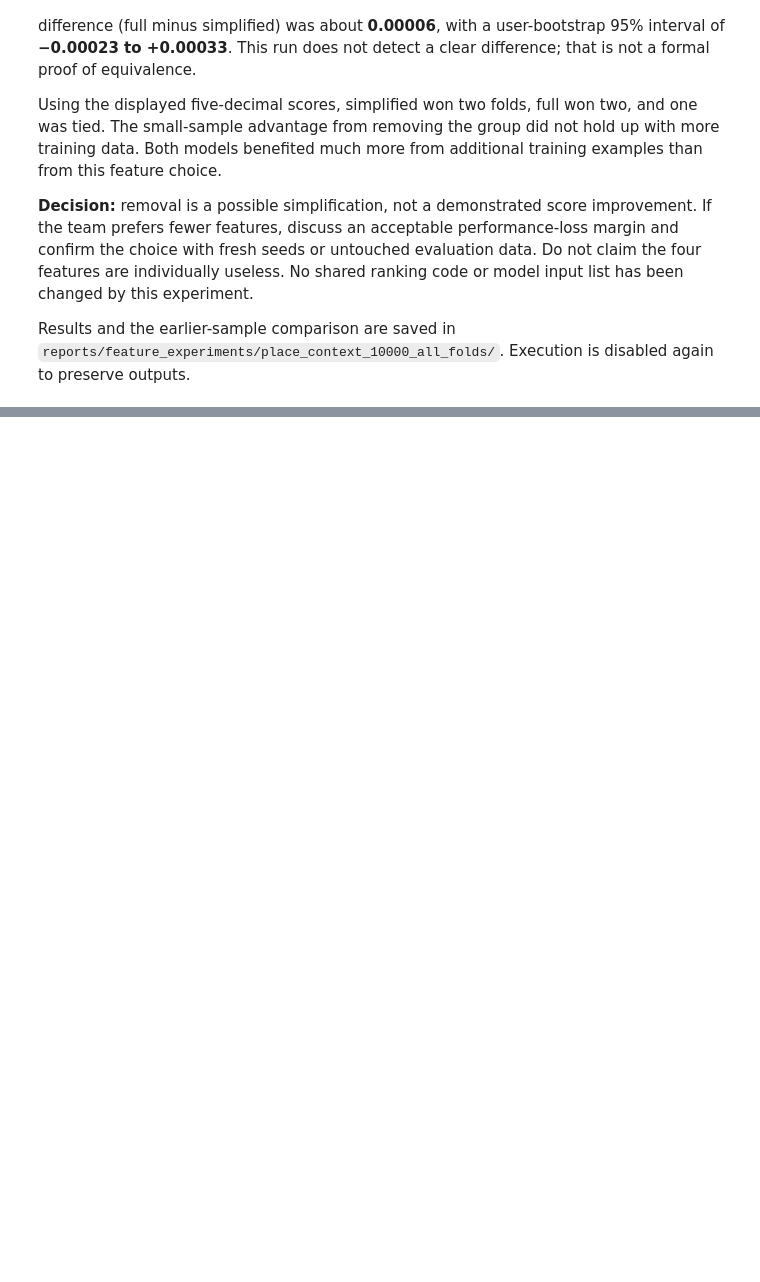
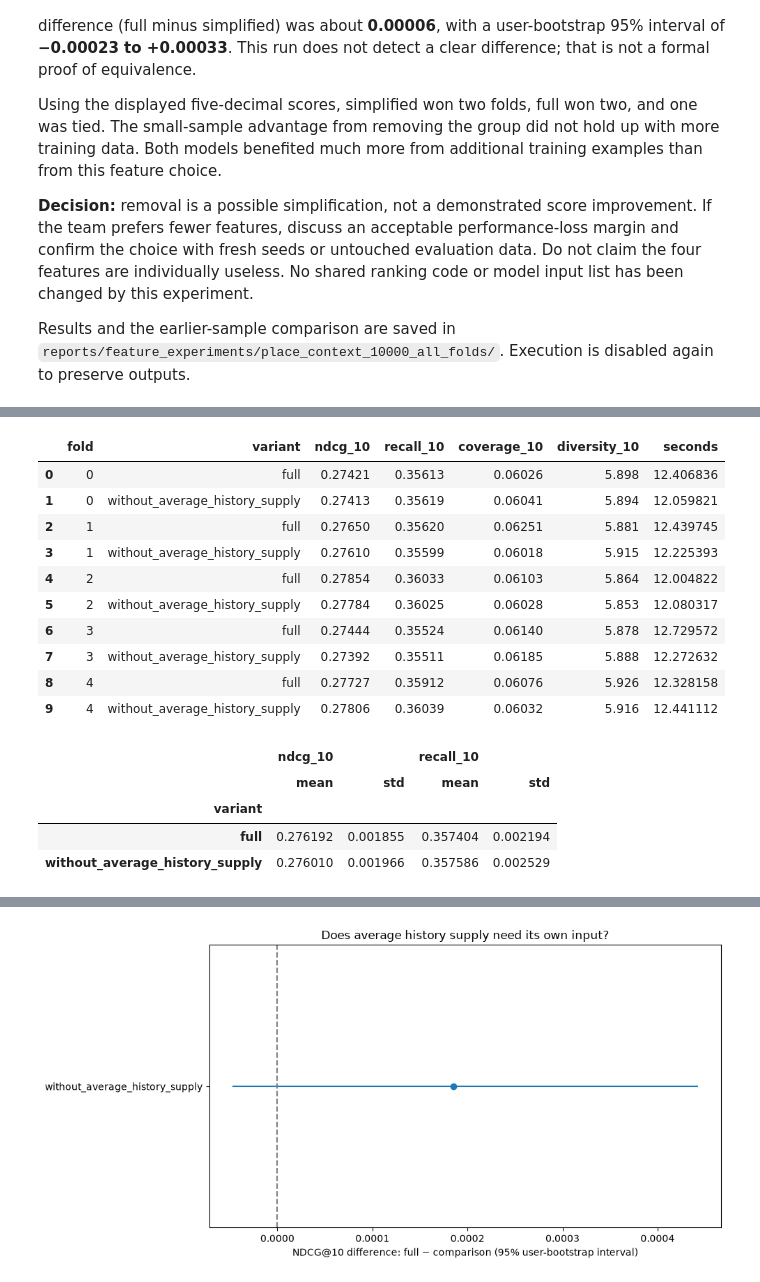
Before and after one commit to isaackimmi/cmpe-256-final-project, a Jupyter notebook: notebooks/tripworld_feature_experiments.ipynb, the cells around one changed output, grey strips where cells are left out. Drawn from its saved outputs; the diff is of its cells as text; code cells hidden in the pictures; blank space fills up the shorter version.

```diff
--- a/notebooks/tripworld_feature_experiments.ipynb
+++ b/notebooks/tripworld_feature_experiments.ipynb
@@ -614,6 +649,8 @@ if (CONTEXT_OUT / "fold_scores.csv").exists() and (CONTEXT_OUT / "paired_trip_sc
     fig.tight_layout()
     fig.savefig(CONTEXT_OUT / "feature_comparison.png", dpi=160)
     plt.show()
+elif (REPORT_ROOT / "summary.csv").exists():
+    show_archived_experiment(CONTEXT_OUT)
 else:
     print("Not measured yet. Run complete comparisons before drawing conclusions.")
 # %% [output]
@@ -926,6 +963,8 @@ if (RATIO_OUT / "fold_scores.csv").exists() and (RATIO_OUT / "paired_trip_scores
     fig.tight_layout()
     fig.savefig(RATIO_OUT / "feature_comparison.png", dpi=160)
     plt.show()
+elif (REPORT_ROOT / "summary.csv").exists():
+    show_archived_experiment(RATIO_OUT)
 else:
     print("Not measured yet. Run complete comparisons before drawing conclusions.")
 # %% [output]
@@ -1125,6 +1164,8 @@ if (BULK_OUT / "fold_scores.csv").exists() and (BULK_OUT / "paired_trip_scores.p
     fig.tight_layout()
     fig.savefig(BULK_OUT / "feature_comparison.png", dpi=160)
     plt.show()
+elif (REPORT_ROOT / "summary.csv").exists():
+    show_archived_experiment(BULK_OUT)
 else:
     print("Not measured yet. Run complete comparisons before drawing conclusions.")
 # %% [output]
@@ -1193,0 +1506,12 @@ Results and the earlier-sample comparison are saved in `reports/feature_experime
+# %%
+RUN_SUPPLY_EXPERIMENTS = False  # Completed outputs are saved below.
+SUPPLY_OUT = ROOT / "reports" / "feature_experiments" / "average_history_supply_10000_all_folds"
+SUPPLY_TRAIN_SAMPLE_TRIPS = 10_000
+SUPPLY_GROUPS = {"average_history_supply": ["avg_hist_supply_share"]}
+SUPPLY_VARIANTS = ["full", "without_average_history_supply"]
+
+def supply_variant_matrix(frame, features, variant):
+    columns = [name for name in features if name != "dest_month"]
+    if variant == "without_average_history_supply":
+        columns.remove("avg_hist_supply_share")
+    return frame[columns].copy()
@@ -1193,0 +1678,59 @@ Results and the earlier-sample comparison are saved in `reports/feature_experime
+# %%
+if (SUPPLY_OUT / "fold_scores.csv").exists() and (SUPPLY_OUT / "paired_trip_scores.parquet").exists():
+    scores = pd.read_csv(SUPPLY_OUT / "fold_scores.csv")
+    paired = pd.read_parquet(SUPPLY_OUT / "paired_trip_scores.parquet")
+    display(scores[["fold", "variant", "ndcg_10", "recall_10", "coverage_10", "diversity_10", "seconds"]])
+    display(scores.groupby("variant")[["ndcg_10", "recall_10"]].agg(["mean", "std"]))
+    full = paired[paired.variant == "full"]
+    comparisons = []
+    for variant in sorted(set(paired.variant) - {"full"}):
+        other = paired[paired.variant == variant]
+        delta = full.merge(other, on=["fold", "trip_id", "user_id", "dest_region_id"],
+                           suffixes=("_full", "_other"), validate="one_to_one")
+        delta["difference"] = delta.ndcg_10_full - delta.ndcg_10_other
+        users = delta.groupby("user_id")["difference"].agg(["sum", "count"])
+        rng = np.random.default_rng(RANDOM_SEED)
+        samples = []
+        for _ in range(BOOTSTRAP_REPEATS):
+            selected = users.iloc[rng.integers(0, len(users), size=len(users))]
+            samples.append(selected["sum"].sum() / selected["count"].sum())
+        low, high = np.quantile(samples, [0.025, 0.975])
+        fold_deltas = delta.groupby("fold")["difference"].mean()
+        comparisons.append({"comparison": variant, "ndcg_difference": delta.difference.mean(),
+            "low_95": low, "high_95": high, "folds_improved": int((fold_deltas > 0).sum()),
+            "folds_tested": len(fold_deltas),
+            "evidence": "supports full" if low > 0 else "supports comparison" if high < 0 else "uncertain"})
+    differences = pd.DataFrame(comparisons)
+    display(differences)
+    differences.to_csv(SUPPLY_OUT / "comparison_summary.csv", index=False)
+    fig, ax = plt.subplots(figsize=(10, 5))
+    ax.errorbar(differences.ndcg_difference, differences.comparison,
+                xerr=[differences.ndcg_difference-differences.low_95,
+                      differences.high_95-differences.ndcg_difference], fmt="o")
+    ax.axvline(0, color="gray", linestyle="--")
+    ax.set(xlabel="NDCG@10 difference: full − comparison (95% user-bootstrap interval)",
+           ylabel="", title="Does average history supply need its own input?")
+    fig.tight_layout()
+    fig.savefig(SUPPLY_OUT / "feature_comparison.png", dpi=160)
+    plt.show()
+elif (REPORT_ROOT / "summary.csv").exists():
+    show_archived_experiment(SUPPLY_OUT)
+else:
+    print("Not measured yet. Run complete comparisons before drawing conclusions.")
+# %% [output]
+|  | fold | variant | ndcg_10 | recall_10 | coverage_10 | diversity_10 | seconds |
+| 0 | 0 | full | 0.27421 | 0.35613 | 0.06026 | 5.898 | 12.406836 |
+| 1 | 0 | without_average_history_supply | 0.27413 | 0.35619 | 0.06041 | 5.894 | 12.059821 |
+| 2 | 1 | full | 0.27650 | 0.35620 | 0.06251 | 5.881 | 12.439745 |
+| 3 | 1 | without_average_history_supply | 0.27610 | 0.35599 | 0.06018 | 5.915 | 12.225393 |
+| 4 | 2 | full | 0.27854 | 0.36033 | 0.06103 | 5.864 | 12.004822 |
+| 5 | 2 | without_average_history_supply | 0.27784 | 0.36025 | 0.06028 | 5.853 | 12.080317 |
+| 6 | 3 | full | 0.27444 | 0.35524 | 0.06140 | 5.878 | 12.729572 |
+| 7 | 3 | without_average_history_supply | 0.27392 | 0.35511 | 0.06185 | 5.888 | 12.272632 |
+| 8 | 4 | full | 0.27727 | 0.35912 | 0.06076 | 5.926 | 12.328158 |
+| 9 | 4 | without_average_history_supply | 0.27806 | 0.36039 | 0.06032 | 5.916 | 12.441112 |
+|  | ndcg_10 |  | recall_10 |  |
+|  | mean | std | mean | std |
+| variant |  |  |  |  |
+| full | 0.276192 | 0.001855 | 0.357404 | 0.002194 |
+| without_average_history_supply | 0.276010 | 0.001966 | 0.357586 | 0.002529 |
@@ -1193,0 +1739 @@ Results and the earlier-sample comparison are saved in `reports/feature_experime
+[figure, added]
```
Also changed, not shown: parts of 32 cells of this notebook, 37 other files.
